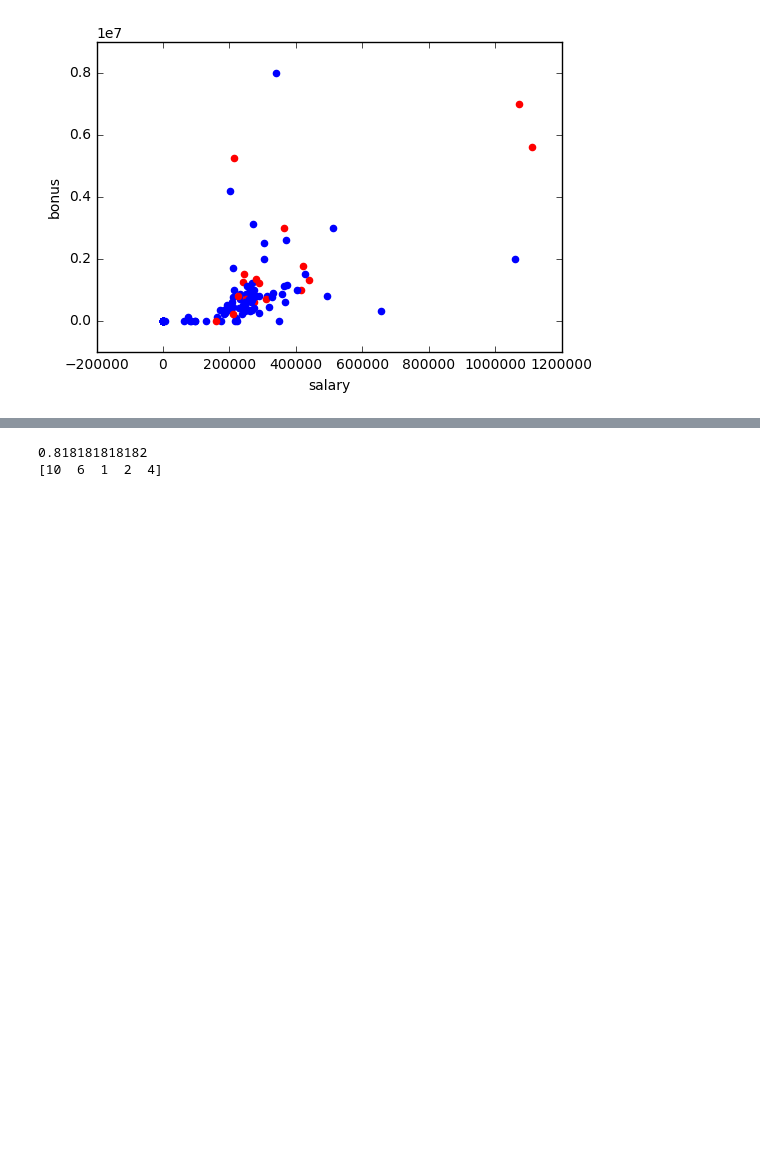
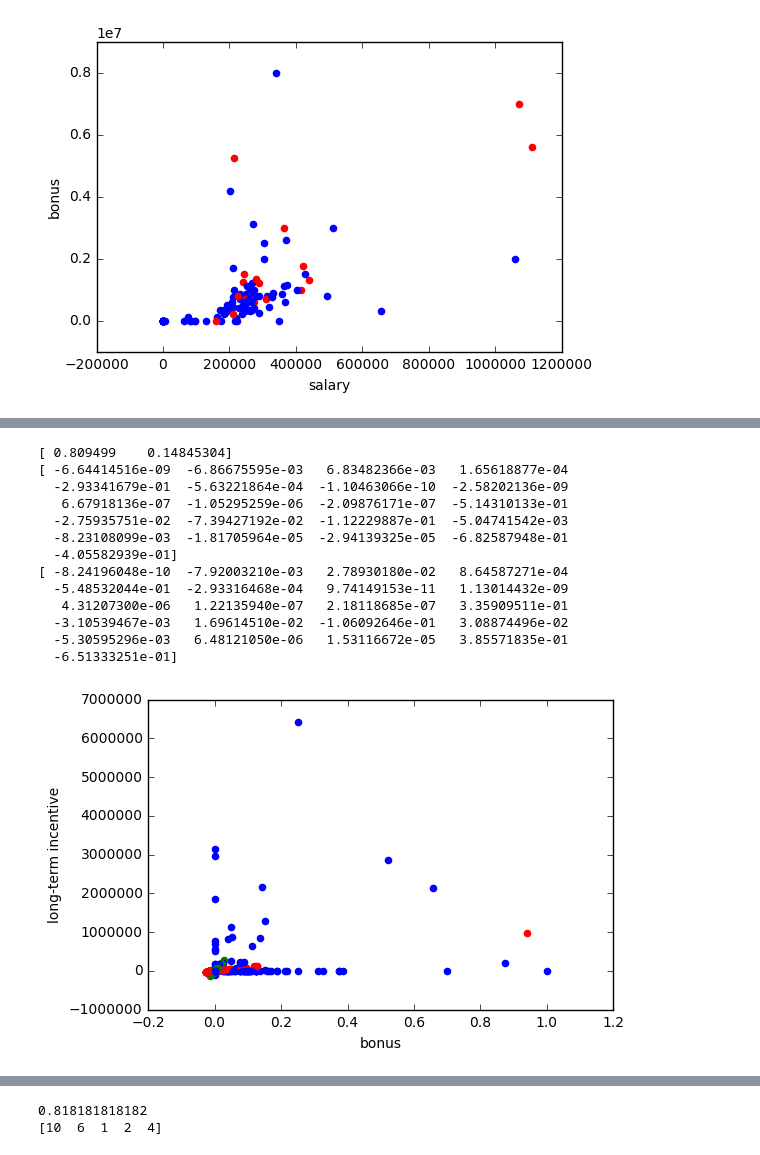
Before and after one commit to cmd-master/iml-enron-fraudcase, a Jupyter notebook: final_project/poi_id.py.ipynb, the cells around one changed output, grey strips where cells are left out. Drawn from its saved outputs; the diff is of its cells as text; code cells hidden in the pictures; blank space fills up the shorter version.

```diff
--- a/final_project/poi_id.py.ipynb
+++ b/final_project/poi_id.py.ipynb
@@ -126,0 +162,17 @@ plotScatter(data, ["poi", "fraction_from_poi", "fraction_to_poi"])
+# %%
+from sklearn.preprocessing import MinMaxScaler
+
+def scaleVariable(dat, feature):
+    lst = [ x for x in feature if x is not "poi" ]
+    dat = pd.DataFrame(dat).transpose()
+    print list(dat)
+    scaler = MinMaxScaler()
+    dat["bonus"] = scaler.fit_transform(dat["bonus"])
+    dat = dat.drop(['email_address', "poi"], axis=1)
+    return dat
+
+my_dataset_sc = scaleVariable(my_dataset, features_list)
+print my_dataset_sc
+# data = featureFormat(my_dataset,
+#                      ["poi", "salary_rs", "exercised_stock_rs"], sort_keys = True)
+# plotScatter(data, ["poi", "salary_rs", "exercised_stock_rs"])
@@ -127,3 +197,45 @@ plotScatter(data, ["poi", "fraction_from_poi", "fraction_to_poi"])
+# %%
+
+
+def doPCA(dat):
+    from sklearn.decomposition import PCA
+    pca = PCA(n_components = 2)
+    pca.fit(dat)
+    return pca
+
+pca = doPCA(my_dataset_sc)
+print pca.explained_variance_ratio_
+
+first_pc = pca.components_[0]
+second_pc = pca.components_[1]
+print first_pc
+print second_pc
+
+transformed_data = pca.transform(my_dataset_sc)
+
+for ii, jj in zip(transformed_data, my_dataset_sc):
+    plt.scatter(first_pc[0]*ii[0], first_pc[1]*ii[0], color = "r")
+    plt.scatter(second_pc[0]*ii[1], second_pc[1]*ii[1], color = "g")
+    plt.scatter(jj[0], jj[1], color="b")
+
+plt.xlabel("bonus")
+plt.ylabel("long-term incentive")
+plt.show()
+# %% [output]
+[ 0.809499    0.14845304]
+[ -6.64414516e-09  -6.86675595e-03   6.83482366e-03   1.65618877e-04
+  -2.93341679e-01  -5.63221864e-04  -1.10463066e-10  -2.58202136e-09
+   6.67918136e-07  -1.05295259e-06  -2.09876171e-07  -5.14310133e-01
+  -2.75935751e-02  -7.39427192e-02  -1.12229887e-01  -5.04741542e-03
+  -8.23108099e-03  -1.81705964e-05  -2.94139325e-05  -6.82587948e-01
+  -4.05582939e-01]
+[ -8.24196048e-10  -7.92003210e-03   2.78930180e-02   8.64587271e-04
+  -5.48532044e-01  -2.93316468e-04   9.74149153e-11   1.13014432e-09
+   4.31207300e-06   1.22135940e-07   2.18118685e-07   3.35909511e-01
+  -3.10539467e-03   1.69614510e-02  -1.06092646e-01   3.08874496e-02
+  -5.30595296e-03   6.48121050e-06   1.53116672e-05   3.85571835e-01
+  -6.51333251e-01]
+[figure, added]
 # %%
 data = featureFormat(my_dataset, features_list, sort_keys = True)
 labels, features = targetFeatureSplit(data)
```
Also changed, not shown: parts of 11 cells of this notebook.
